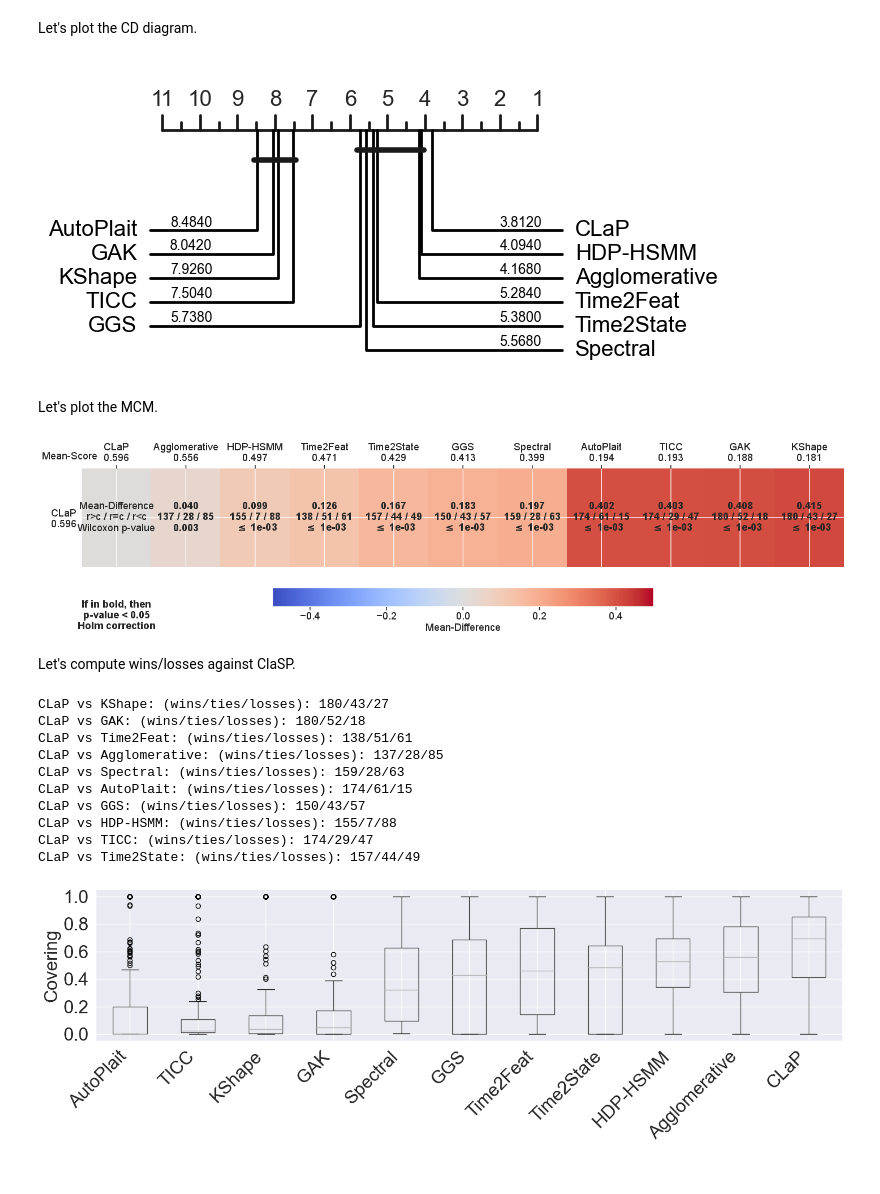
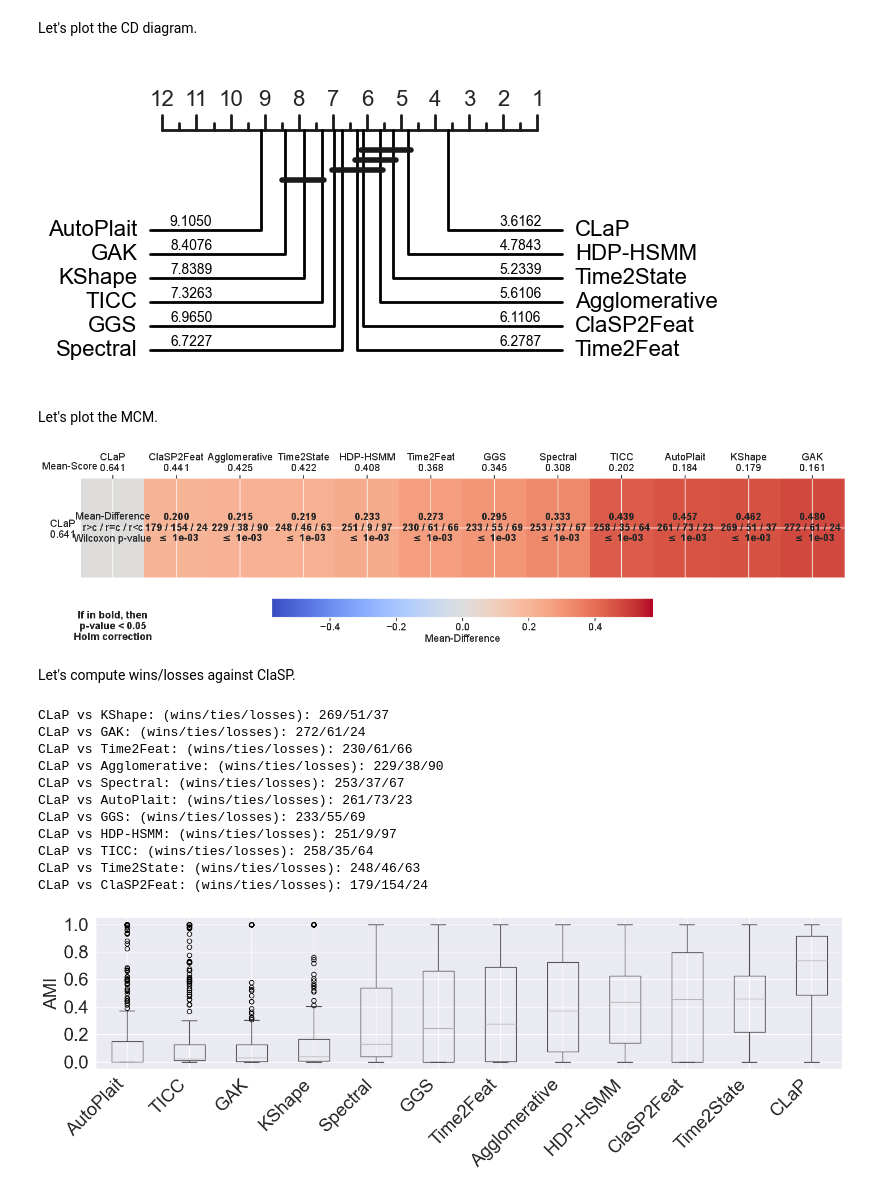
Before and after one commit to ermshaua/classification-label-profile, a Jupyter notebook: notebooks/comparative_analysis/clustering_competitor_combined.ipynb, the cells around one changed output. Saved outputs shown, nothing was run; the diff lists cells and outputs as text; code cells hidden in the pictures.

```diff
--- a/notebooks/comparative_analysis/clustering_competitor_combined.ipynb
+++ b/notebooks/comparative_analysis/clustering_competitor_combined.ipynb
@@ -34,9 +34,9 @@ eval_score = "ami_score"
 Let's load the scores from the different methods.
 # %%
 c1 = ["KShape", "GAK", "Time2Feat", "Agglomerative", "Spectral"]
-c2 = ["AutoPlait", "CLaP", "GGS", "HDP-HSMM", "TICC", "Time2State"]
+c2 = ["AutoPlait", "CLaP", "GGS", "HDP-HSMM", "TICC", "Time2State", "ClaSP2Feat"]
 
-datasets = ["HAS"] #
+datasets = ["TSSB", "UTSA", "HAS"] #
 methods, dfs = list(), list()
 
 for candidate_name in c1:
@@ -166,7 +170,7 @@ ax = plot_critical_difference(
 
 plt.savefig("../../figures/cd_clustering_comparative_combined.pdf", bbox_inches="tight")
 # %% [output]
-[figure, old version]
+[figure, new version]
 # %% [markdown]
 Let's plot the MCM.
 # %%
@@ -188,7 +192,7 @@ MCM.compare(
 )
 Image(filename=os.path.join(dir_path, file_name + ".pdf"))
 # %% [output]
-[figure, old version]
+[figure, new version]
 # %% [markdown]
 Let's compute wins/losses against ClaSP.
 # %%
@@ -208,35 +212,36 @@ for rival in df_scores.columns[1:]:
 
     print(f"{selection} vs {rival}: (wins/ties/losses): {wins}/{ties}/{losses}")
 # %% [output]
-CLaP vs KShape: (wins/ties/losses): 180/43/27
-CLaP vs GAK: (wins/ties/losses): 180/52/18
-CLaP vs Time2Feat: (wins/ties/losses): 138/51/61
-CLaP vs Agglomerative: (wins/ties/losses): 137/28/85
-CLaP vs Spectral: (wins/ties/losses): 159/28/63
-CLaP vs AutoPlait: (wins/ties/losses): 174/61/15
-CLaP vs GGS: (wins/ties/losses): 150/43/57
-CLaP vs HDP-HSMM: (wins/ties/losses): 155/7/88
-CLaP vs TICC: (wins/ties/losses): 174/29/47
-CLaP vs Time2State: (wins/ties/losses): 157/44/49
+CLaP vs KShape: (wins/ties/losses): 269/51/37
+CLaP vs GAK: (wins/ties/losses): 272/61/24
+CLaP vs Time2Feat: (wins/ties/losses): 230/61/66
+CLaP vs Agglomerative: (wins/ties/losses): 229/38/90
+CLaP vs Spectral: (wins/ties/losses): 253/37/67
+CLaP vs AutoPlait: (wins/ties/losses): 261/73/23
+CLaP vs GGS: (wins/ties/losses): 233/55/69
+CLaP vs HDP-HSMM: (wins/ties/losses): 251/9/97
+CLaP vs TICC: (wins/ties/losses): 258/35/64
+CLaP vs Time2State: (wins/ties/losses): 248/46/63
+CLaP vs ClaSP2Feat: (wins/ties/losses): 179/154/24
 # %%
 fontsize = 24
 _, ax = plt.subplots(figsize=(15, 5))
 
 # sort by median performance
 df_sorted_scores = df_scores[df_scores.iloc[:, 1:].median(axis=0).sort_values().index]
 
 df_sorted_scores.boxplot(ax=ax, rot=90)
-ax.set_ylabel("Covering", fontsize=fontsize)
+ax.set_ylabel("AMI", fontsize=fontsize)
 
 for tick in ax.xaxis.get_major_ticks():
     tick.label1.set_fontsize(fontsize)
 
 for tick in ax.yaxis.get_major_ticks():
     tick.label1.set_fontsize(fontsize)
 
 ax.set_xticklabels(df_sorted_scores.columns, rotation=45, ha="right")
 ax.set_yticks(np.round(np.arange(0, 1.0 + .2, .2), 1))
 
 plt.savefig(f"../../figures/bp_clustering_comparative_combined.pdf", bbox_inches="tight")
 # %% [output]
-[figure, old version]
+[figure, new version]
```
Also changed, not shown: parts of 5 cells of this notebook, 13 other files.
